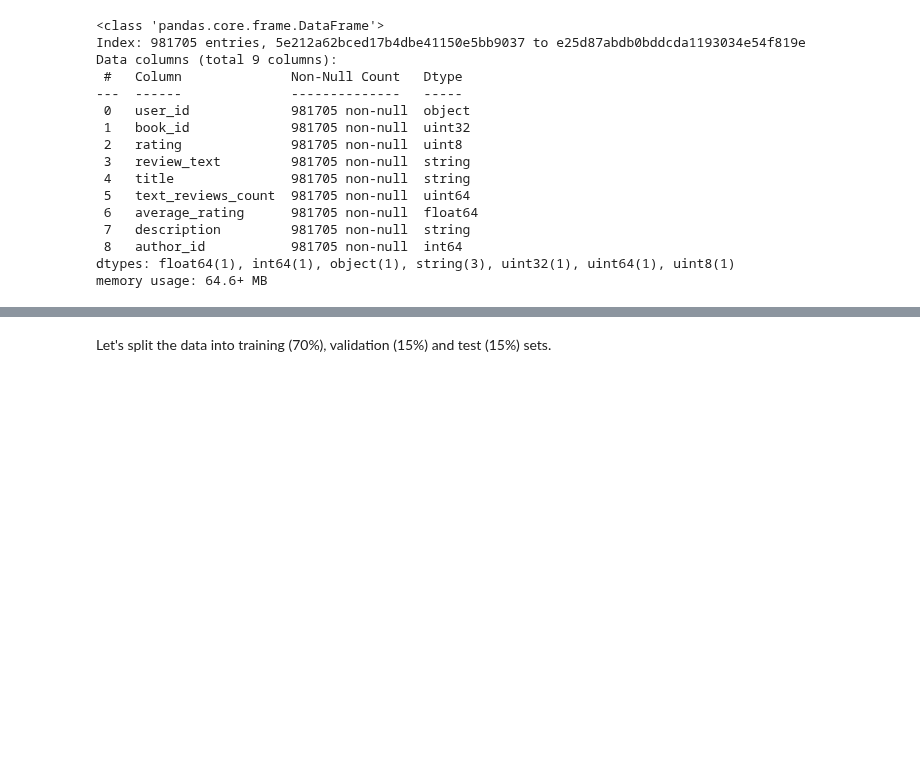
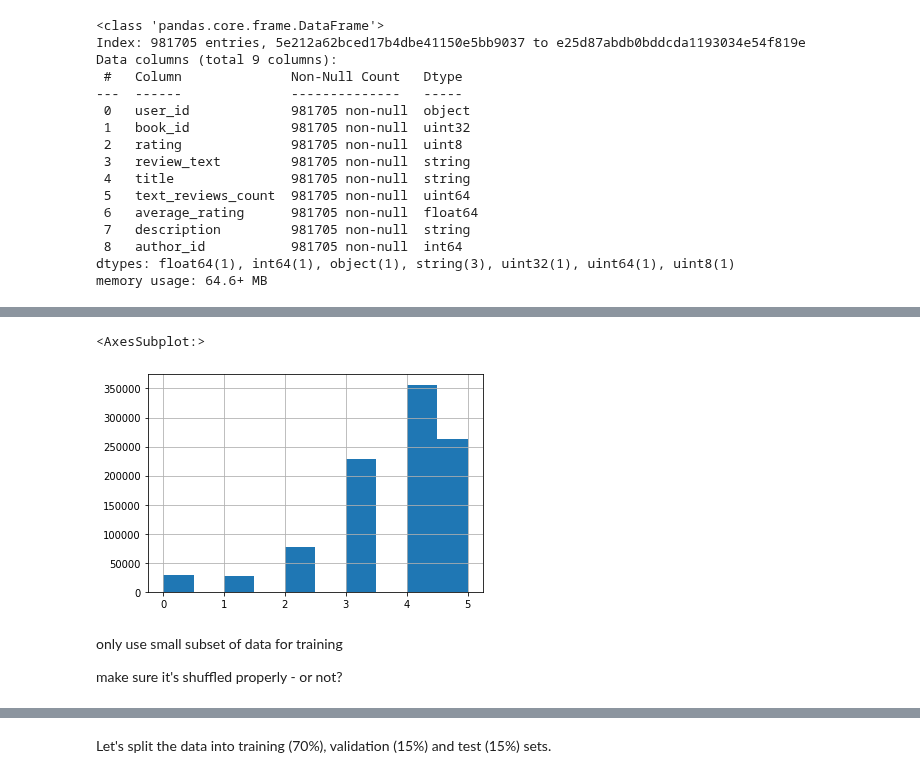
Before and after one commit to simon376/ds-recommender-project, a Jupyter notebook: keras_dcn.ipynb, the cells around one changed output, grey strips where cells are left out. Drawn from its saved outputs; the diff is of its cells as text; code cells hidden in the pictures; blank space fills up the shorter version.

```diff
--- a/keras_dcn.ipynb
+++ b/keras_dcn.ipynb
@@ -88,6 +88,3 @@ dtypes: float64(1), int64(1), object(1), string(3), uint32(1), uint64(1), uint8(
 memory usage: 64.6+ MB
 # %%
 DATA_LIMIT = 100000
-# %%
-# only use small subset for test
-data = data.iloc[:DATA_LIMIT, :]
@@ -93,0 +104,9 @@ data = data.iloc[:DATA_LIMIT, :]
+# %%
+data['rating'].hist()
+# %% [output]
+<AxesSubplot:>
+[figure, added]
+# %% [markdown]
+only use small subset of data for training
+
+make sure it's shuffled properly - or not?
```
Also changed, not shown: parts of 24 cells of this notebook, 1 other file.
